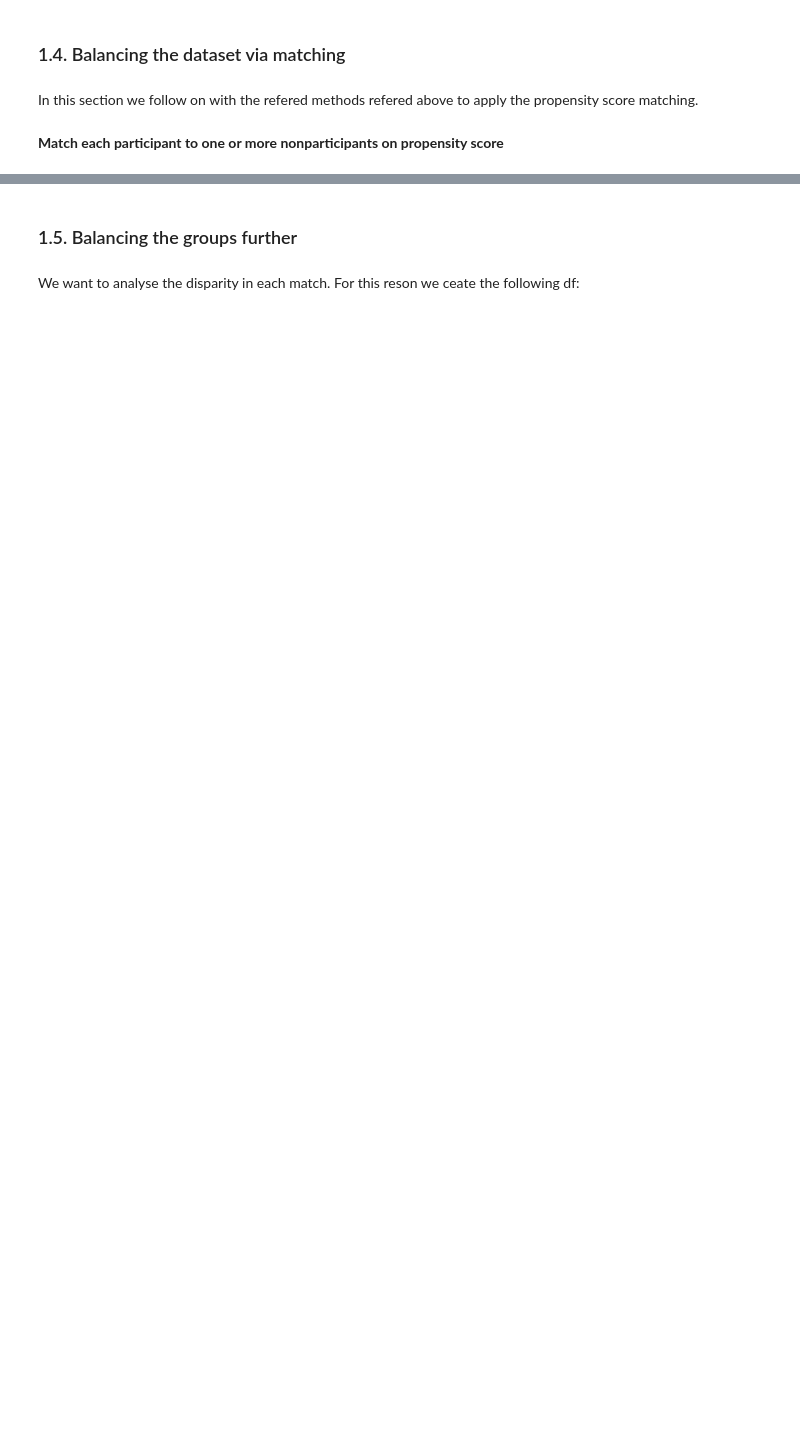
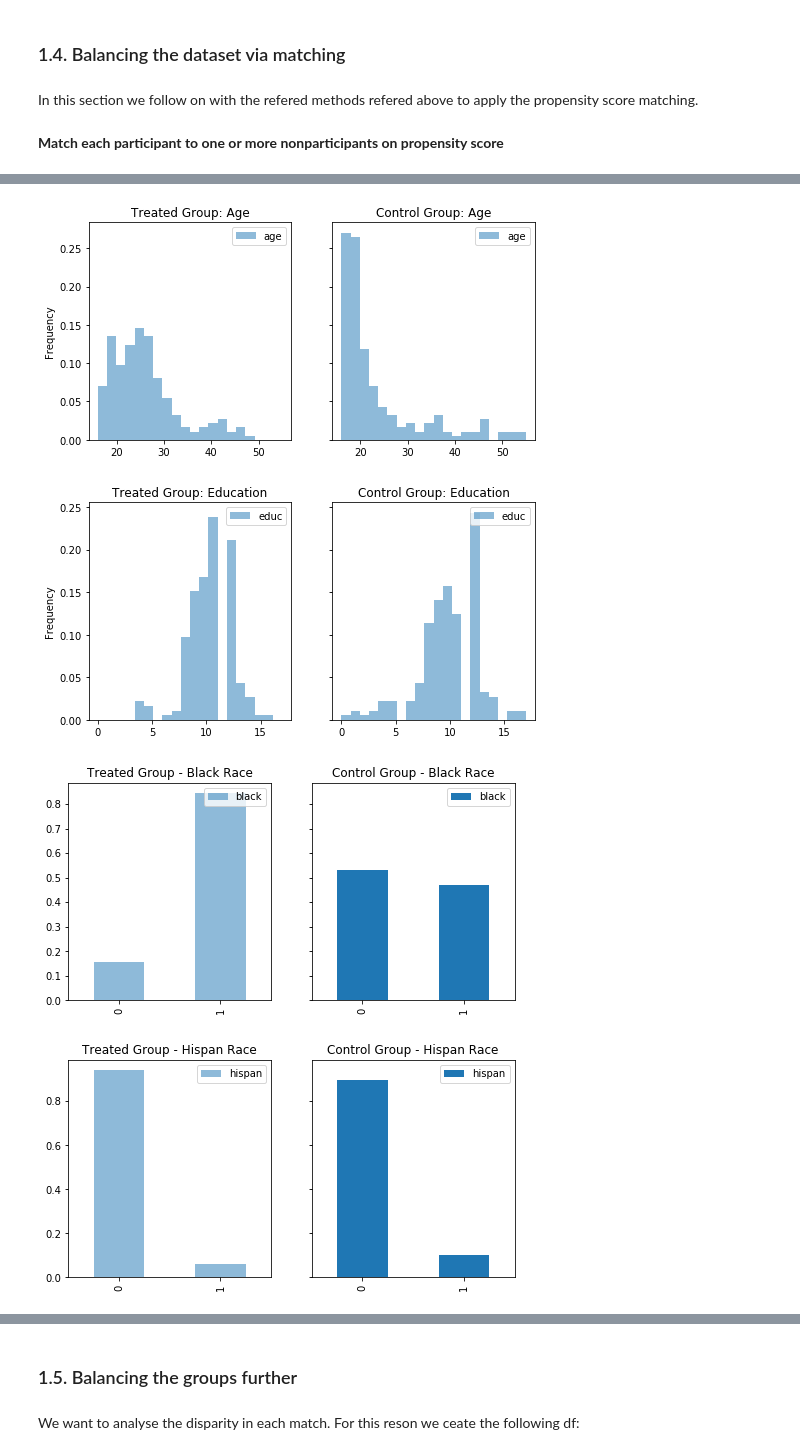
Before and after one commit to KhalilMrini/Revisiting-Arab-Spring, a Jupyter notebook: 04 - Applied ML/Homework4.ipynb, the cells around one changed output, grey strips where cells are left out. Cells and saved outputs as stored; diff of their text form; code cells hidden in the pictures; blank space fills up the shorter version.

```diff
--- a/04 - Applied ML/Homework4.ipynb
+++ b/04 - Applied ML/Homework4.ipynb
@@ -439,0 +470,27 @@ print('Average improvement in the CONTROL group: ', matched_control.improvement.
+# %%
+#age
+age_range = (min(matched_control['age'].min(),treated['age'].min()),
+             max(matched_control['age'].max(), treated['age'].max()))
+plot_hist(treated, matched_control,['age'], 'Age', age_range)
+
+#years of education
+educ_range = (min(matched_control['educ'].min(),treated['educ'].min()),
+              max(matched_control['educ'].max(), treated['educ'].max()))
+plot_hist(treated, matched_control,['educ'], 'Education', educ_range)
+
+#Black Race
+plot_bars(treated, matched_control,'black', 'Black Race')
+
+#Hispan Race
+plot_bars(treated, matched_control,'hispan', 'Hispan Race')
+
+#married status
+plot_bars(treated, matched_control, 'married','Marital distribution')
+
+#no degree
+plot_bars(treated, matched_control, 'nodegree','No degree distribution')
+# %% [output]
+[figure, added]
+[figure, added]
+[figure, added]
+[figure, added]
```
Also changed, not shown: parts of 43 cells of this notebook.
